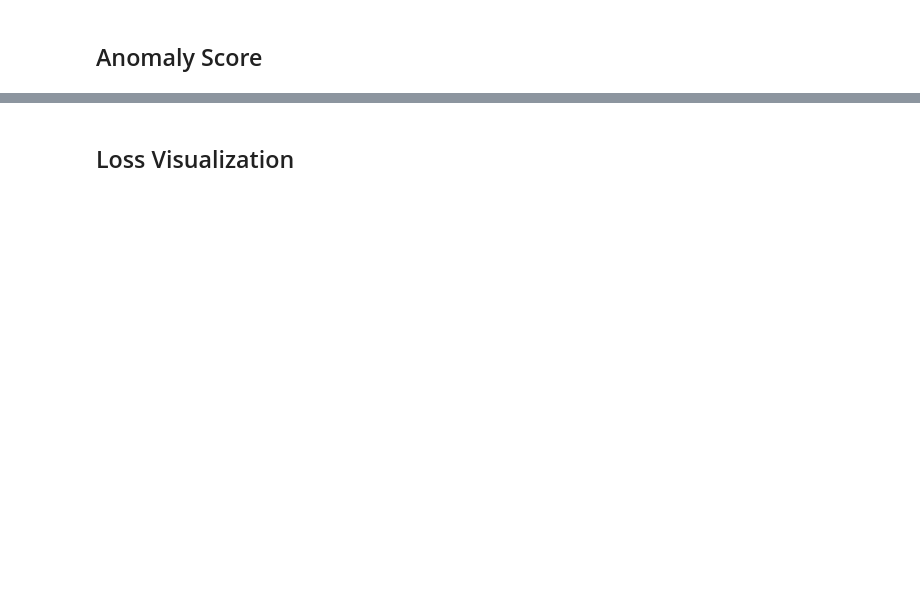
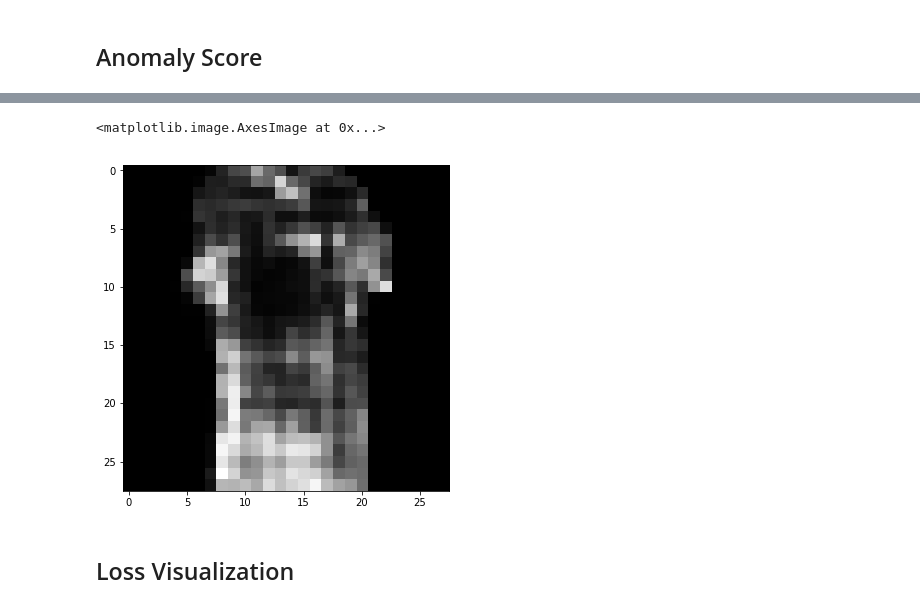
Before and after one commit to AndersonJo/gan-yhat, a Jupyter notebook: 08 anogan/anogan-pytorch.ipynb, the cells around one changed output, grey strips where cells are left out. Cells and saved outputs as stored; diff of their text form; code cells hidden in the pictures; blank space fills up the shorter version.

```diff
--- a/08 anogan/anogan-pytorch.ipynb
+++ b/08 anogan/anogan-pytorch.ipynb
@@ -384,3 +471,9 @@ noise_optimizer.step()
+# %%
+noise = Variable(torch.randn((1, 100, 1, 1)).cuda(), requires_grad=True)
+imshow(G(noise)[0][0].cpu().data.numpy(), cmap='gray')
+# %% [output]
+<matplotlib.image.AxesImage at 0x...>
+[figure, added]
 # %% [markdown]
 ## Loss Visualization
 # %%
```
Also changed, not shown: parts of 11 cells of this notebook.
